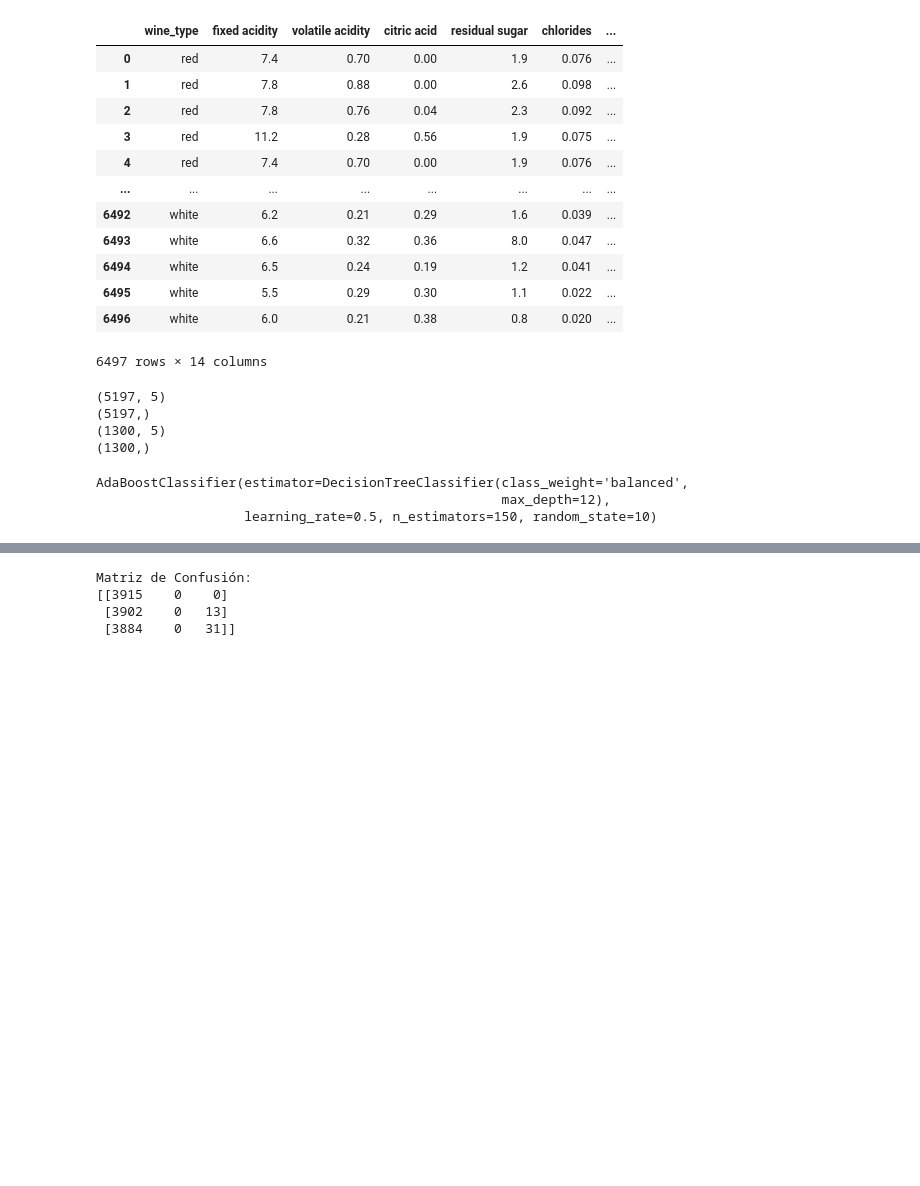
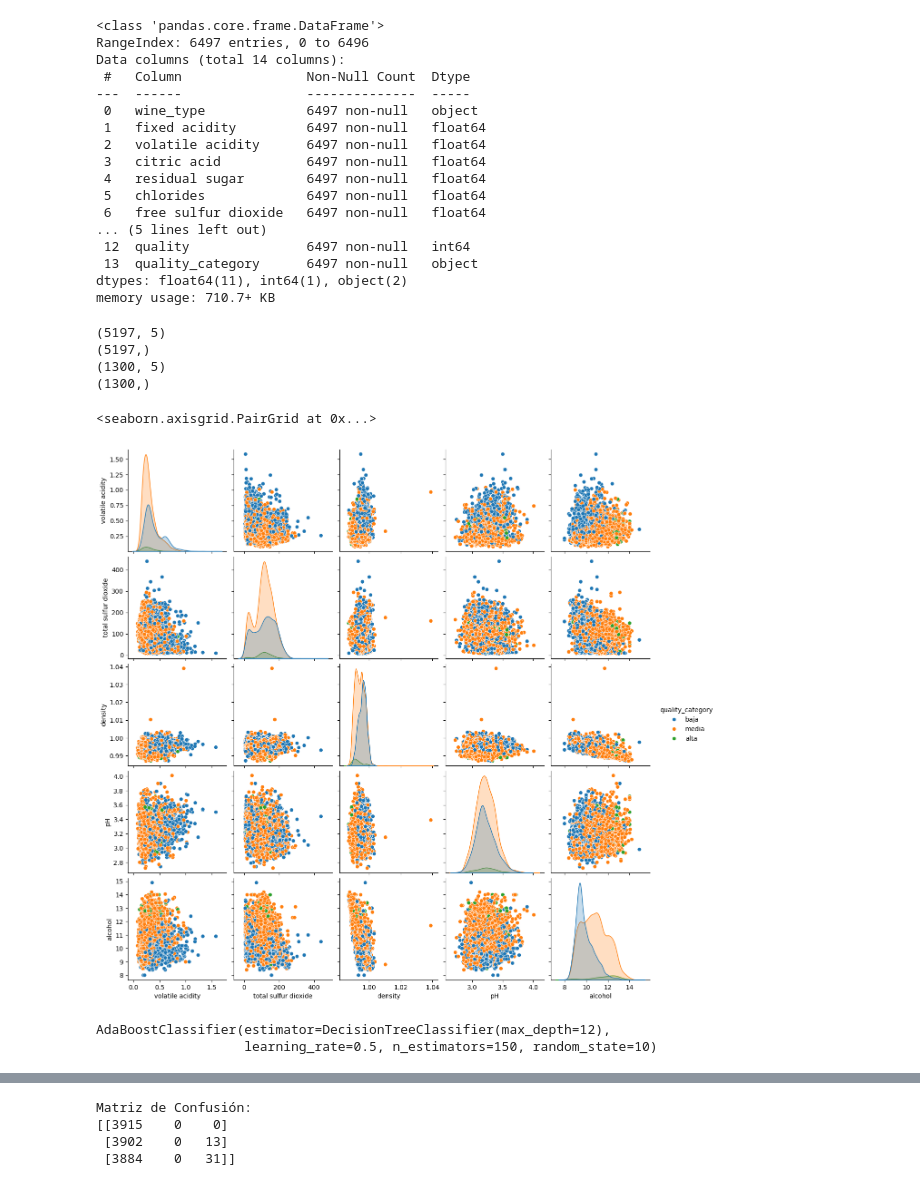
Before and after one commit to ana-macias/PROYECTO-MACHINE-LEARNING, a Jupyter notebook: notebooks/wine_modelos_ada.ipynb, the cells around one changed output, grey strips where cells are left out. Cells and saved outputs as stored; diff of their text form; code cells hidden in the pictures; blank space fills up the shorter version.

```diff
--- a/notebooks/wine_modelos_ada.ipynb
+++ b/notebooks/wine_modelos_ada.ipynb
@@ -20,21 +20,25 @@ from imblearn.over_sampling import SMOTE
 # %%
 df=pd.read_csv('../data/wine_quality_modelos2.csv')
 df.drop(columns=['Unnamed: 0'], inplace=True)
-df
+df.info()
 # %% [output]
-|  | wine_type | fixed acidity | volatile acidity | citric acid | residual sugar | chlorides | ... |
-| 0 | red | 7.4 | 0.70 | 0.00 | 1.9 | 0.076 | ... |
-| 1 | red | 7.8 | 0.88 | 0.00 | 2.6 | 0.098 | ... |
-| 2 | red | 7.8 | 0.76 | 0.04 | 2.3 | 0.092 | ... |
-| 3 | red | 11.2 | 0.28 | 0.56 | 1.9 | 0.075 | ... |
-| 4 | red | 7.4 | 0.70 | 0.00 | 1.9 | 0.076 | ... |
-| ... | ... | ... | ... | ... | ... | ... | ... |
-| 6492 | white | 6.2 | 0.21 | 0.29 | 1.6 | 0.039 | ... |
-| 6493 | white | 6.6 | 0.32 | 0.36 | 8.0 | 0.047 | ... |
-| 6494 | white | 6.5 | 0.24 | 0.19 | 1.2 | 0.041 | ... |
-| 6495 | white | 5.5 | 0.29 | 0.30 | 1.1 | 0.022 | ... |
-| 6496 | white | 6.0 | 0.21 | 0.38 | 0.8 | 0.020 | ... |
-6497 rows × 14 columns
+<class 'pandas.core.frame.DataFrame'>
+RangeIndex: 6497 entries, 0 to 6496
+Data columns (total 14 columns):
+ #   Column                Non-Null Count  Dtype
+---  ------                --------------  -----
+ 0   wine_type             6497 non-null   object
+ 1   fixed acidity         6497 non-null   float64
+ 2   volatile acidity      6497 non-null   float64
+ 3   citric acid           6497 non-null   float64
+ 4   residual sugar        6497 non-null   float64
+ 5   chlorides             6497 non-null   float64
+ 6   free sulfur dioxide   6497 non-null   float64
+... (5 lines left out)
+ 12  quality               6497 non-null   int64
+ 13  quality_category      6497 non-null   object
+dtypes: float64(11), int64(1), object(2)
+memory usage: 710.7+ KB
 # %%
 # Separamos las features de las etiquetas
 # X = df[['fixed acidity','volatile acidity','citric acid','residual sugar','chlorides', 'total sulfur dioxide', 'density', 'pH','sulphates','alcohol']]
@@ -51,6 +55,11 @@ print(y_test.shape)
 (5197,)
 (1300, 5)
 (1300,)
+# %%
+sns.pairplot(df, vars=X, hue='quality_category')
+# %% [output]
+<seaborn.axisgrid.PairGrid at 0x...>
+[figure, added]
 # %%
 '''
 df_resampled = pd.DataFrame(X_res, columns=X.columns)
@@ -74,7 +83,7 @@ X_train_resampled, y_train_resampled = smote.fit_resample(X_train_scaled, y_trai
 
 from sklearn.ensemble import AdaBoostClassifier
 
-dt = DecisionTreeClassifier(max_depth=12, class_weight='balanced')
+dt = DecisionTreeClassifier(max_depth=12)
 
 modelo_abc = AdaBoostClassifier(
     estimator=dt,
@@ -84,8 +93,7 @@ modelo_abc = AdaBoostClassifier(
 
 modelo_abc.fit(X_train_resampled, y_train_resampled)
 # %% [output]
-AdaBoostClassifier(estimator=DecisionTreeClassifier(class_weight='balanced',
-                                                    max_depth=12),
+AdaBoostClassifier(estimator=DecisionTreeClassifier(max_depth=12),
                    learning_rate=0.5, n_estimators=150, random_state=10)
 # %%
 
```
Also changed, not shown: parts of 4 cells of this notebook, 7 other files.
